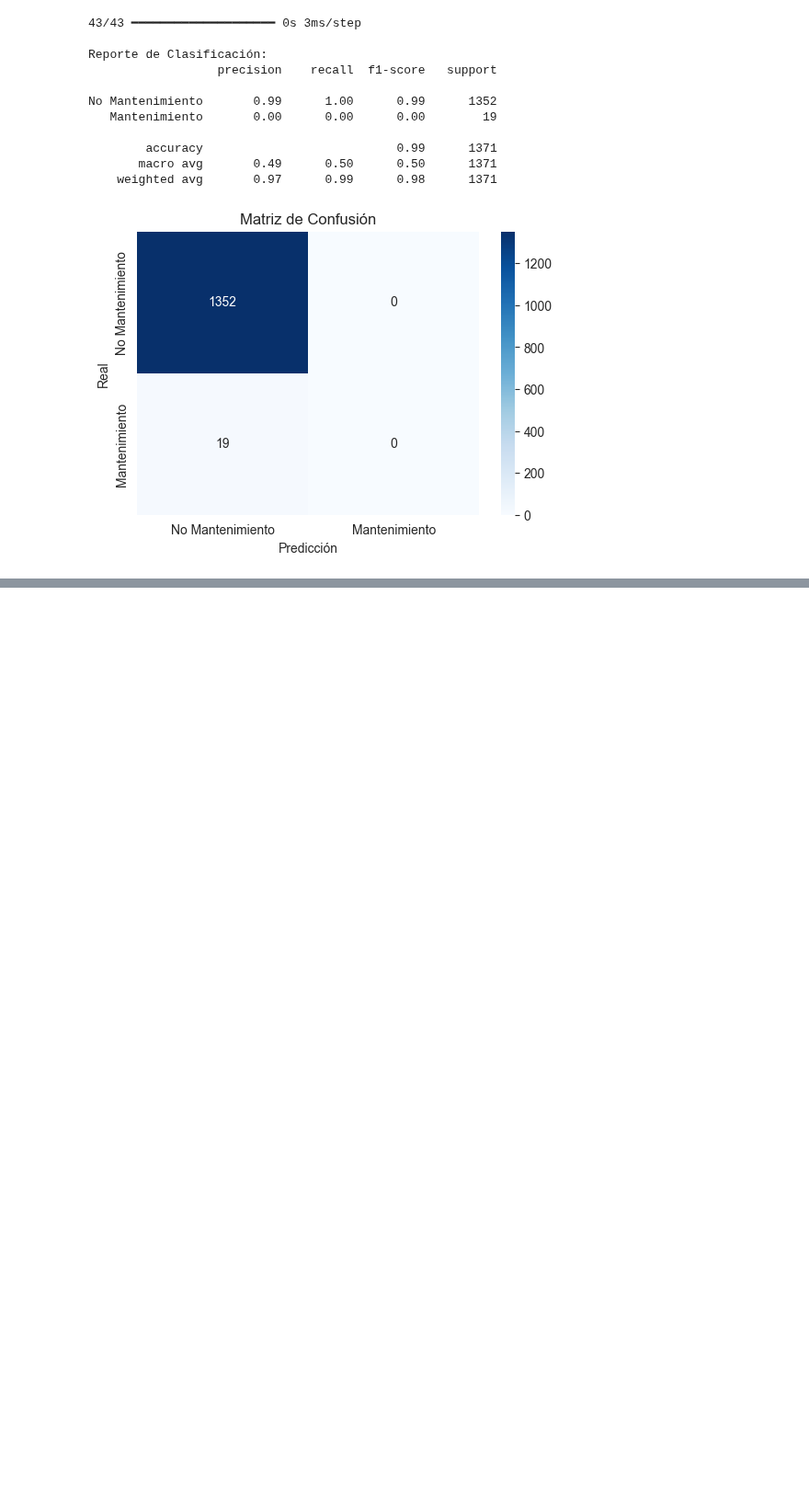
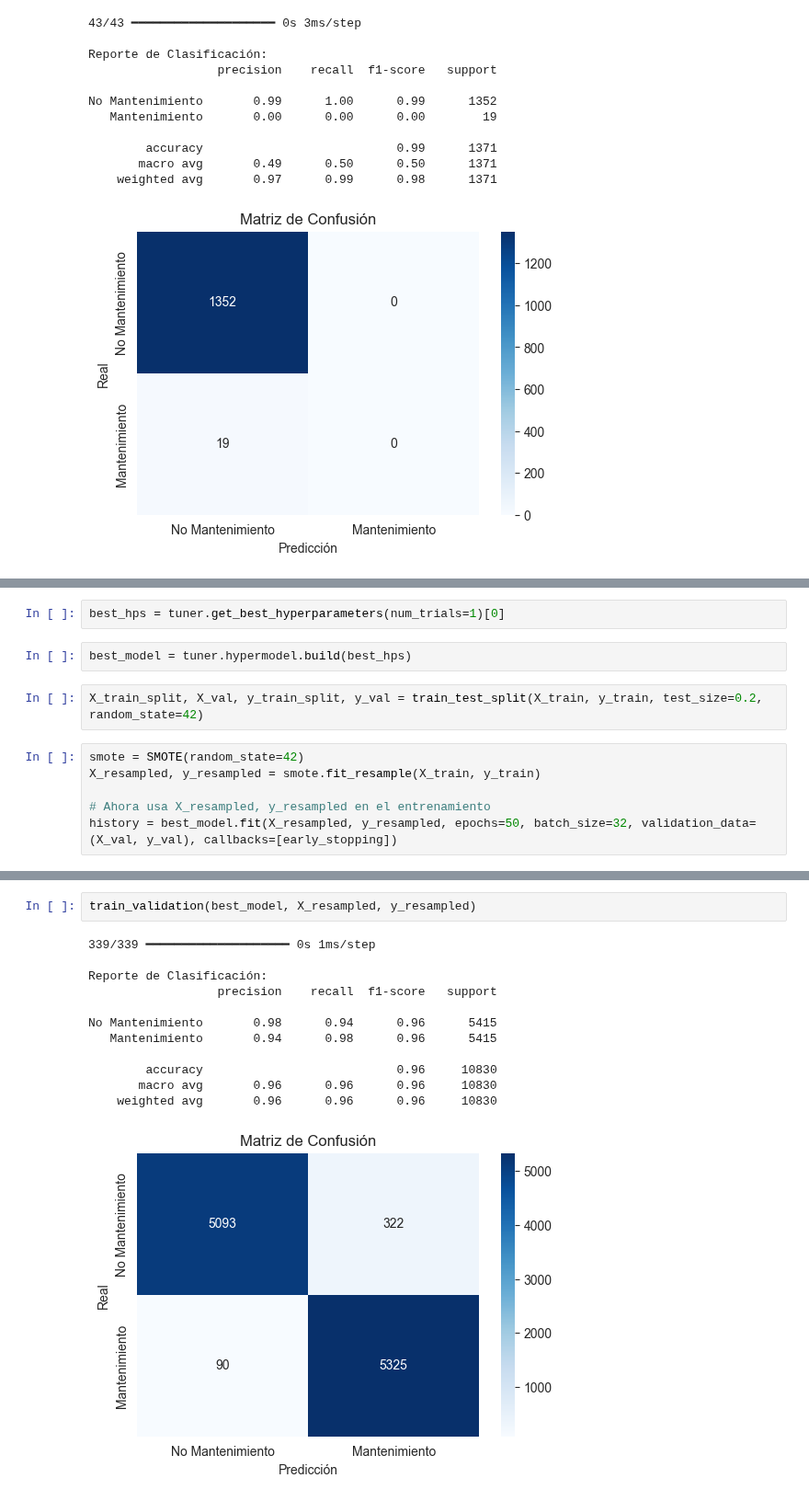
Before and after one commit to SamuehFDEZ/ProgramacionIA, a Jupyter notebook: UD4/PracticaAveriasEnEquiposindustriales/anomaliasEquipos.ipynb, the cells around one changed output, grey strips where cells are left out. Shown at 92% size. Cells and saved outputs as stored; diff of their text form; blank space fills up the shorter version.

```diff
--- a/UD4/PrácticaAveriasEnEquiposindustriales/anomaliasEquipos.ipynb
+++ b/UD4/PracticaAveriasEnEquiposindustriales/anomaliasEquipos.ipynb
@@ -452,0 +461,12 @@ train_validation(model, X_test, y_test)
+# %%
+best_hps = tuner.get_best_hyperparameters(num_trials=1)[0]
+# %%
+best_model = tuner.hypermodel.build(best_hps)
+# %%
+X_train_split, X_val, y_train_split, y_val = train_test_split(X_train, y_train, test_size=0.2, random_state=42)
+# %%
+smote = SMOTE(random_state=42)
+X_resampled, y_resampled = smote.fit_resample(X_train, y_train)
+
+# Ahora usa X_resampled, y_resampled en el entrenamiento
+history = best_model.fit(X_resampled, y_resampled, epochs=50, batch_size=32, validation_data=(X_val, y_val), callbacks=[early_stopping])
@@ -452,0 +491,15 @@ train_validation(model, X_test, y_test)
+# %%
+train_validation(best_model, X_resampled, y_resampled)
+# %% [output]
+339/339 ━━━━━━━━━━━━━━━━━━━━ 0s 1ms/step
+
+Reporte de Clasificación:
+                  precision    recall  f1-score   support
+
+No Mantenimiento       0.98      0.94      0.96      5415
+   Mantenimiento       0.94      0.98      0.96      5415
+
+        accuracy                           0.96     10830
+       macro avg       0.96      0.96      0.96     10830
+    weighted avg       0.96      0.96      0.96     10830
+[figure, added]
```
Also changed, not shown: parts of 14 cells of this notebook, 19 other files.
